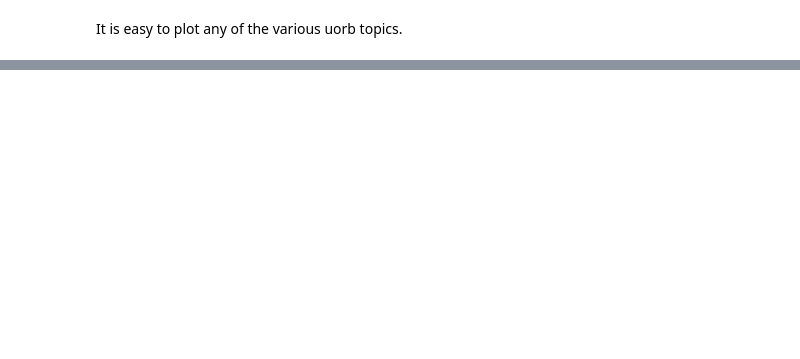
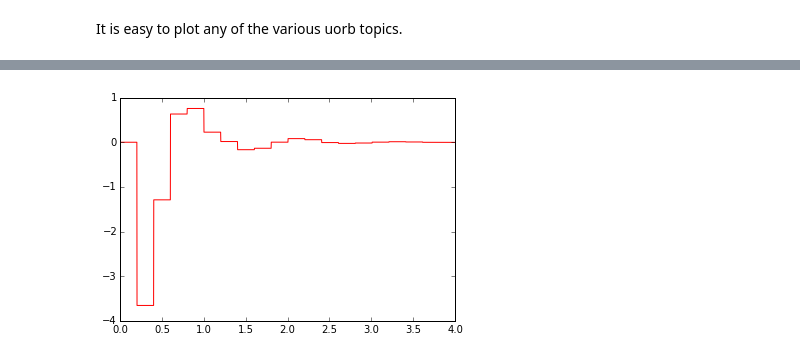
Before and after one commit to jgoppert/PX4-SIL, a Jupyter notebook: PeriodicSim.ipynb, the cells around one changed output, grey strips where cells are left out. Saved outputs shown, nothing was run; the diff lists cells and outputs as text; code cells hidden in the pictures; blank space fills up the shorter version.

```diff
--- a/PeriodicSim.ipynb
+++ b/PeriodicSim.ipynb
@@ -310 +273,5 @@ It is easy to plot any of the various uorb topics.
+# %%
+plt.plot(log.log.t, log.actuator_outputs.output[:,0], 'r');
+# %% [output]
+[figure, added]
 # %%
```
Also changed, not shown: parts of 11 cells of this notebook, 2 other files.
